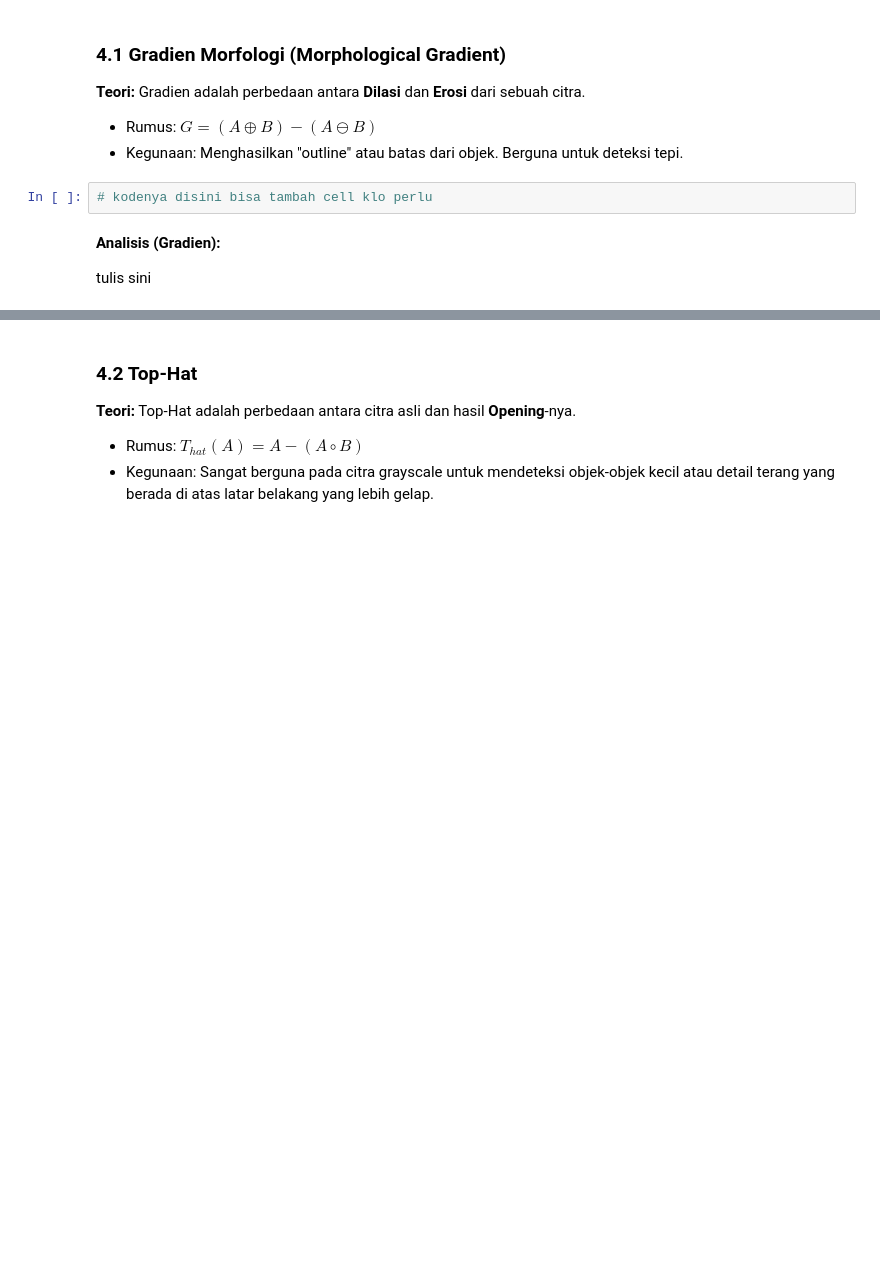
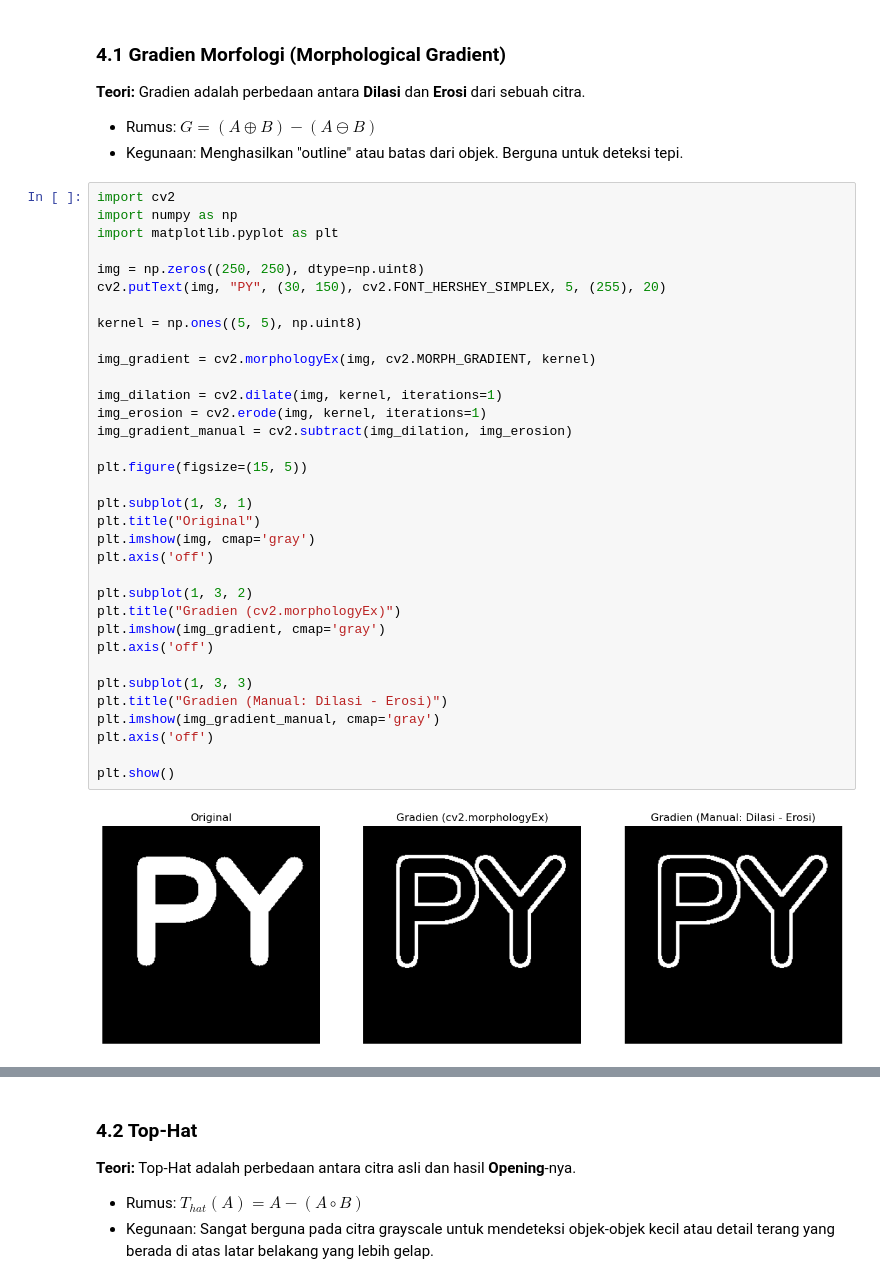
Before and after one commit to t0ccata/tugas3morphology, a Jupyter notebook: skrip_v1.ipynb, the cells around one changed output, grey strips where cells are left out. Drawn from its saved outputs; the diff is of its cells as text; blank space fills up the shorter version.

```diff
--- a/skrip_v1.ipynb
+++ b/skrip_v1.ipynb
@@ -71,8 +251,38 @@ tulis sini
 * Rumus: $G = (A \oplus B) - (A \ominus B)$
 * Kegunaan: Menghasilkan "outline" atau batas dari objek. Berguna untuk deteksi tepi.
 # %%
-# kodenya disini bisa tambah cell klo perlu
+import cv2
+import numpy as np
+import matplotlib.pyplot as plt
+
+img = np.zeros((250, 250), dtype=np.uint8)
+cv2.putText(img, "PY", (30, 150), cv2.FONT_HERSHEY_SIMPLEX, 5, (255), 20)
+
+kernel = np.ones((5, 5), np.uint8)
+
+img_gradient = cv2.morphologyEx(img, cv2.MORPH_GRADIENT, kernel)
+
+img_dilation = cv2.dilate(img, kernel, iterations=1)
+img_erosion = cv2.erode(img, kernel, iterations=1)
+img_gradient_manual = cv2.subtract(img_dilation, img_erosion)
+
+plt.figure(figsize=(15, 5))
+
+plt.subplot(1, 3, 1)
+plt.title("Original")
+plt.imshow(img, cmap='gray')
+plt.axis('off')
+
+plt.subplot(1, 3, 2)
+plt.title("Gradien (cv2.morphologyEx)")
+plt.imshow(img_gradient, cmap='gray')
+plt.axis('off')
+
+plt.subplot(1, 3, 3)
+plt.title("Gradien (Manual: Dilasi - Erosi)")
+plt.imshow(img_gradient_manual, cmap='gray')
+plt.axis('off')
+
+plt.show()
+# %% [output]
+[figure, added]
-# %% [markdown]
-**Analisis (Gradien):**
-
-tulis sini
```
Also changed, not shown: parts of 14 cells of this notebook.
